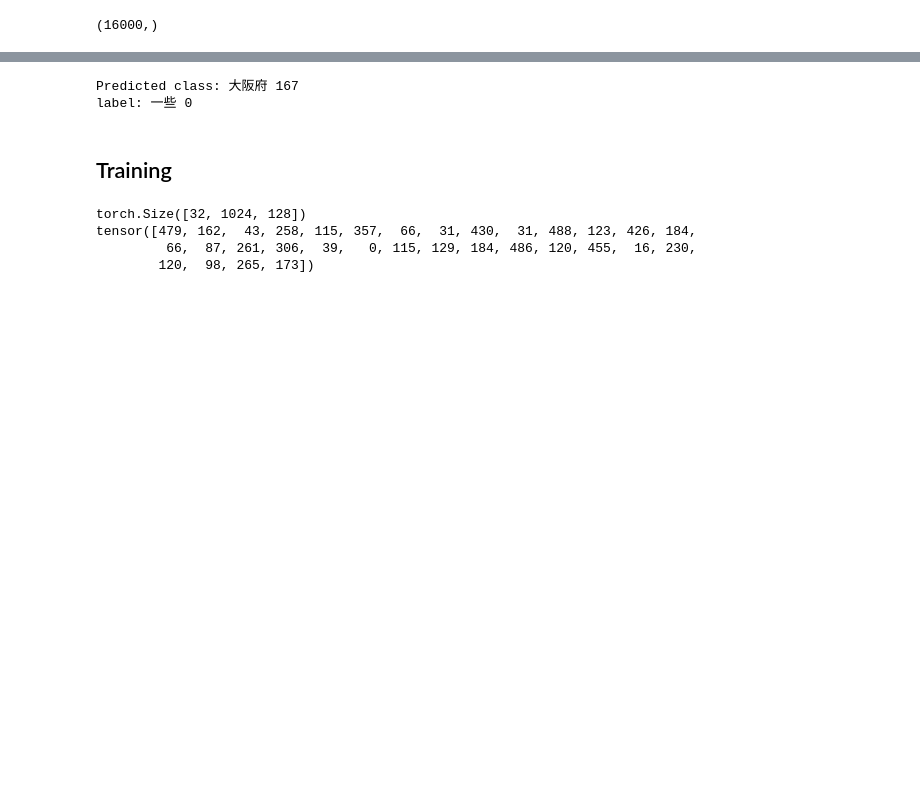
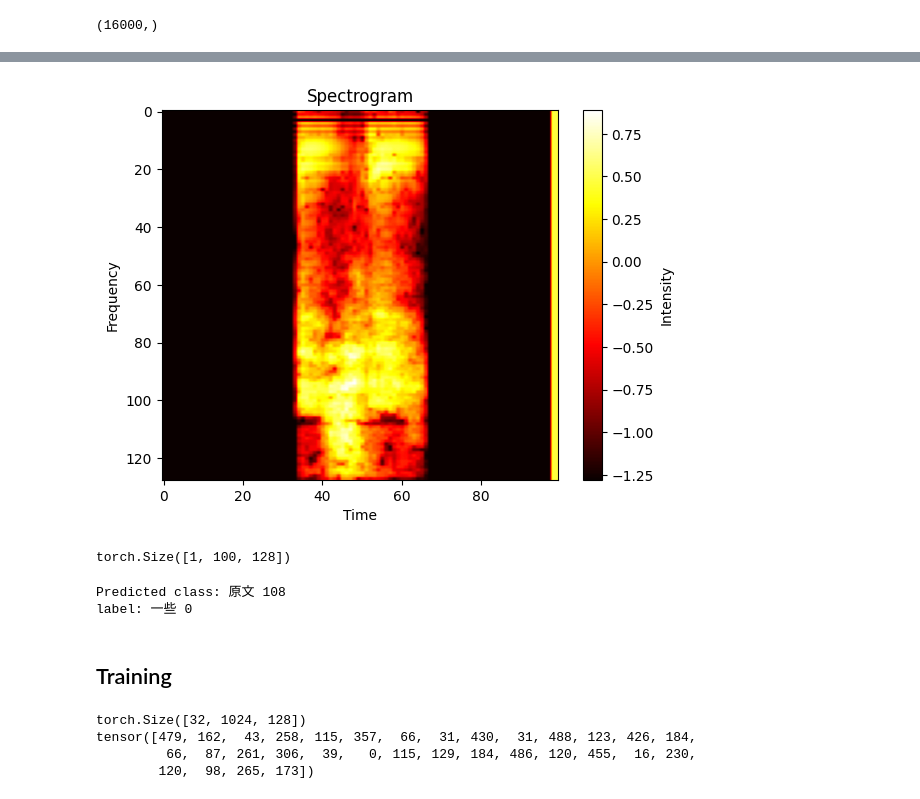
Before and after one commit to FlyingDutchman26/AST-ml_spoken_words-zh-CN-LoRA, a Jupyter notebook: audioclassification.ipynb, the cells around one changed output, grey strips where cells are left out. Cells and saved outputs as stored; diff of their text form; code cells hidden in the pictures; blank space fills up the shorter version.

```diff
--- a/audioclassification.ipynb
+++ b/audioclassification.ipynb
@@ -53,3 +65,9 @@ Some weights of ASTForAudioClassification were not initialized from the model ch
 - classifier.dense.weight: found shape torch.Size([527, 768]) in the checkpoint and torch.Size([498, 768]) in the model instantiated
 - classifier.dense.bias: found shape torch.Size([527]) in the checkpoint and torch.Size([498]) in the model instantiated
 You should probably TRAIN this model on a down-stream task to be able to use it for predictions and inference.
+# %%
+feature_extractor = AutoFeatureExtractor.from_pretrained("MIT/ast-finetuned-speech-commands-v2")
+model = AutoModelForAudioClassification.from_pretrained(
+    "MIT/ast-finetuned-speech-commands-v2", num_labels=num_labels, label2id=label2id, id2label=id2label,
+    ignore_mismatched_sizes=True
+)
@@ -60,7 +103,7 @@ train_set[0]["audio"]["array"].shape
 (16000,)
 # %%
 
-inputs = feature_extractor(train_set[0]["audio"]["array"], sampling_rate=sampling_rate, return_tensors="pt")
+inputs = feature_extractor(train_set[67]["audio"]["array"], sampling_rate =sampling_rate,return_tensors="pt")
 input_values = inputs.input_values # [实际上input的字典也只有这一个属性]
 print(input_values.shape)
 # %% [output]
@@ -67,0 +111,9 @@ torch.Size([1, 1024, 128])
+# %%
+import torch
+spectrogram = input_values.squeeze(0)
+print(spectrogram.shape)
+print(torch.max(spectrogram),torch.min(spectrogram),torch.mean(spectrogram))
+# 假设你的频谱图存储在变量spectrogram中
+spectrogram = input_values.squeeze(0)
+spectrogram = spectrogram.permute(1,0)
+print(spectrogram)
@@ -68,3 +130,22 @@ torch.Size([1, 1024, 128])
+# %%
+import matplotlib.pyplot as plt
+import numpy as np
+
+
+
+# 可视化频谱图
+plt.imshow(spectrogram, cmap='hot', aspect='auto')
+plt.xlabel('Time')
+plt.ylabel('Frequency')
+plt.colorbar(label='Intensity')
+plt.title('Spectrogram')
+plt.show()
+# %% [output]
+[figure, added]
+# %%
+print(input_values.shape)
+# %% [output]
+torch.Size([1, 100, 128])
 # %%
 outputs = model(input_values)
 # %%
@@ -72,7 +153,7 @@ predicted_class_idx = outputs.logits.argmax(-1).item()
 print("Predicted class:", id2label[predicted_class_idx], predicted_class_idx)
 print('label:',train_set[0]['keyword'], label2id[train_set[0]['keyword']])
 # %% [output]
-Predicted class: 大阪府 167
+Predicted class: 原文 108
 label: 一些 0
 # %% [markdown]
 ## Training
```
Also changed, not shown: parts of 7 cells of this notebook, 3 other files.
